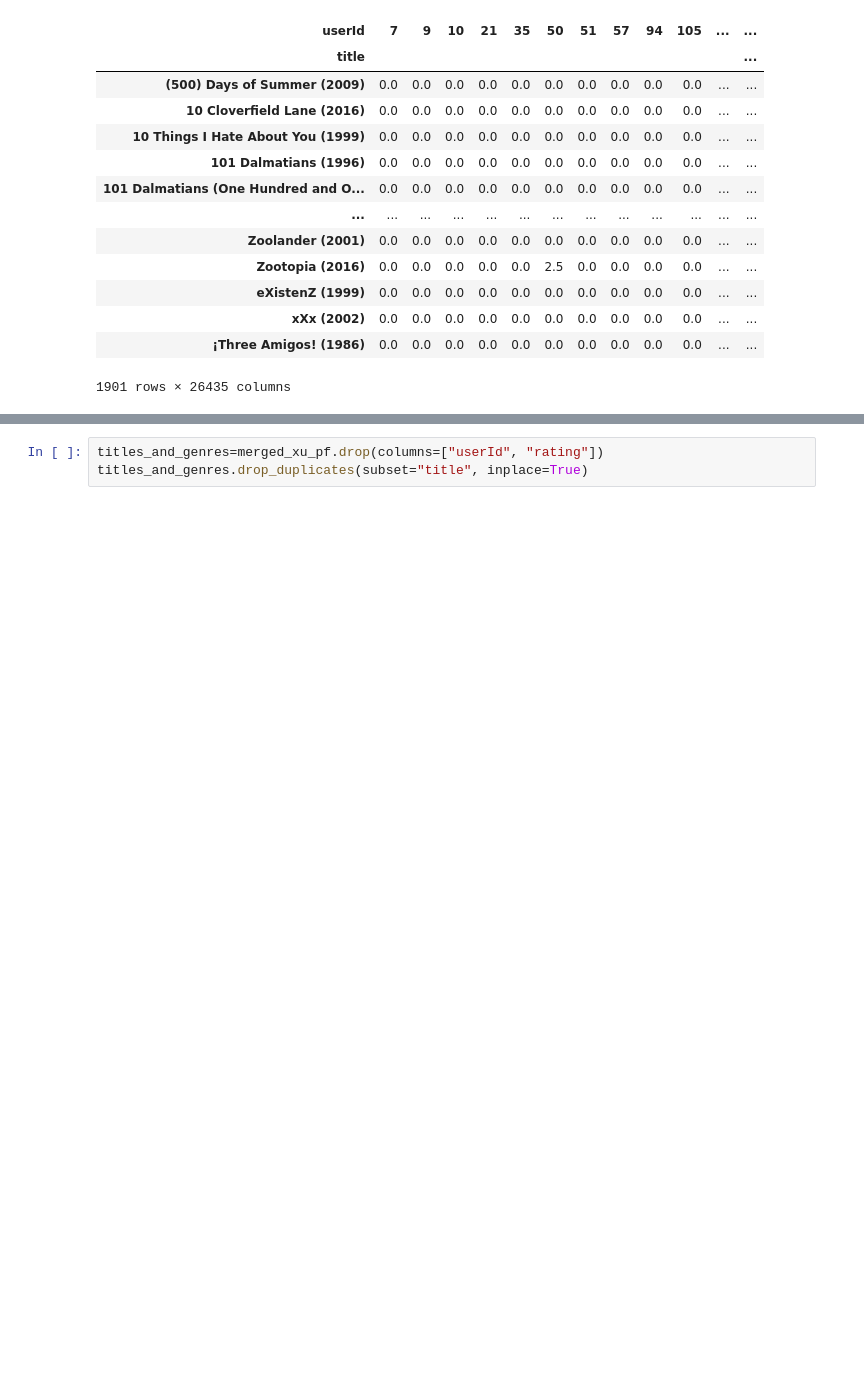
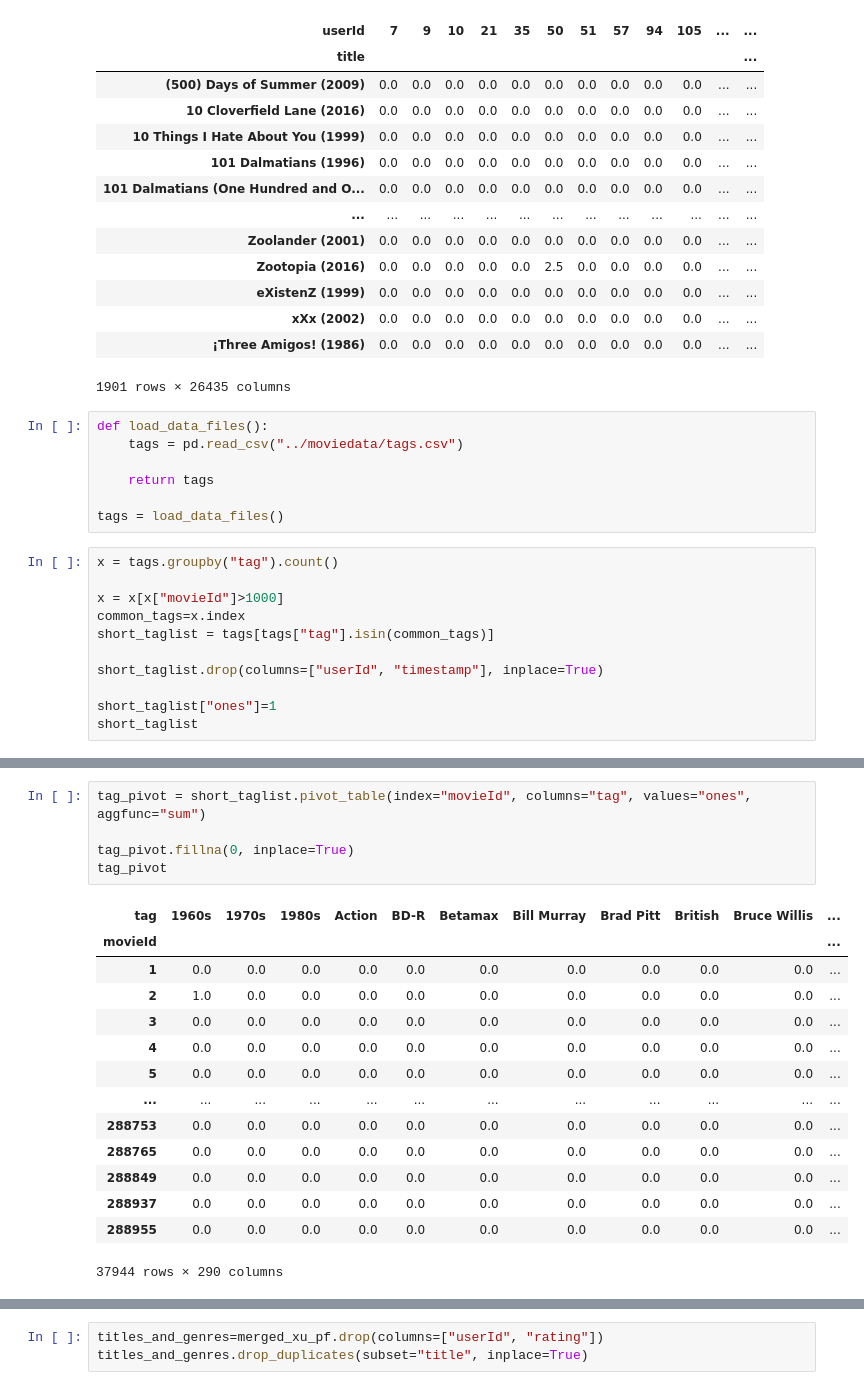
Before and after one commit to bearwinterfirth/movie_recommender, a Jupyter notebook: test.ipynb, the cells around one changed output, grey strips where cells are left out. Saved outputs shown, nothing was run; the diff lists cells and outputs as text; blank space fills up the shorter version.

```diff
--- a/test.ipynb
+++ b/test.ipynb
@@ -269,3 +269,21 @@ design_matrix
 | xXx (2002) | 0.0 | 0.0 | 0.0 | 0.0 | 0.0 | 0.0 | 0.0 | 0.0 | 0.0 | 0.0 | ... | ... |
 | ¡Three Amigos! (1986) | 0.0 | 0.0 | 0.0 | 0.0 | 0.0 | 0.0 | 0.0 | 0.0 | 0.0 | 0.0 | ... | ... |
 1901 rows × 26435 columns
+# %%
+def load_data_files():
+    tags = pd.read_csv("../moviedata/tags.csv")
+
+    return tags
+
+tags = load_data_files()
+# %%
+x = tags.groupby("tag").count()
+
+x = x[x["movieId"]>1000]
+common_tags=x.index
+short_taglist = tags[tags["tag"].isin(common_tags)]
+
+short_taglist.drop(columns=["userId", "timestamp"], inplace=True)
+
+short_taglist["ones"]=1
+short_taglist
@@ -271,0 +313,20 @@ design_matrix
+# %%
+tag_pivot = short_taglist.pivot_table(index="movieId", columns="tag", values="ones", aggfunc="sum")
+
+tag_pivot.fillna(0, inplace=True)
+tag_pivot
+# %% [output]
+| tag | 1960s | 1970s | 1980s | Action | BD-R | Betamax | Bill Murray | Brad Pitt | British | Bruce Willis | ... |
+| movieId |  |  |  |  |  |  |  |  |  |  | ... |
+| 1 | 0.0 | 0.0 | 0.0 | 0.0 | 0.0 | 0.0 | 0.0 | 0.0 | 0.0 | 0.0 | ... |
+| 2 | 1.0 | 0.0 | 0.0 | 0.0 | 0.0 | 0.0 | 0.0 | 0.0 | 0.0 | 0.0 | ... |
+| 3 | 0.0 | 0.0 | 0.0 | 0.0 | 0.0 | 0.0 | 0.0 | 0.0 | 0.0 | 0.0 | ... |
+| 4 | 0.0 | 0.0 | 0.0 | 0.0 | 0.0 | 0.0 | 0.0 | 0.0 | 0.0 | 0.0 | ... |
+| 5 | 0.0 | 0.0 | 0.0 | 0.0 | 0.0 | 0.0 | 0.0 | 0.0 | 0.0 | 0.0 | ... |
+| ... | ... | ... | ... | ... | ... | ... | ... | ... | ... | ... | ... |
+| 288753 | 0.0 | 0.0 | 0.0 | 0.0 | 0.0 | 0.0 | 0.0 | 0.0 | 0.0 | 0.0 | ... |
+| 288765 | 0.0 | 0.0 | 0.0 | 0.0 | 0.0 | 0.0 | 0.0 | 0.0 | 0.0 | 0.0 | ... |
+| 288849 | 0.0 | 0.0 | 0.0 | 0.0 | 0.0 | 0.0 | 0.0 | 0.0 | 0.0 | 0.0 | ... |
+| 288937 | 0.0 | 0.0 | 0.0 | 0.0 | 0.0 | 0.0 | 0.0 | 0.0 | 0.0 | 0.0 | ... |
+| 288955 | 0.0 | 0.0 | 0.0 | 0.0 | 0.0 | 0.0 | 0.0 | 0.0 | 0.0 | 0.0 | ... |
+37944 rows × 290 columns
```
Also changed, not shown: parts of 21 cells of this notebook.
